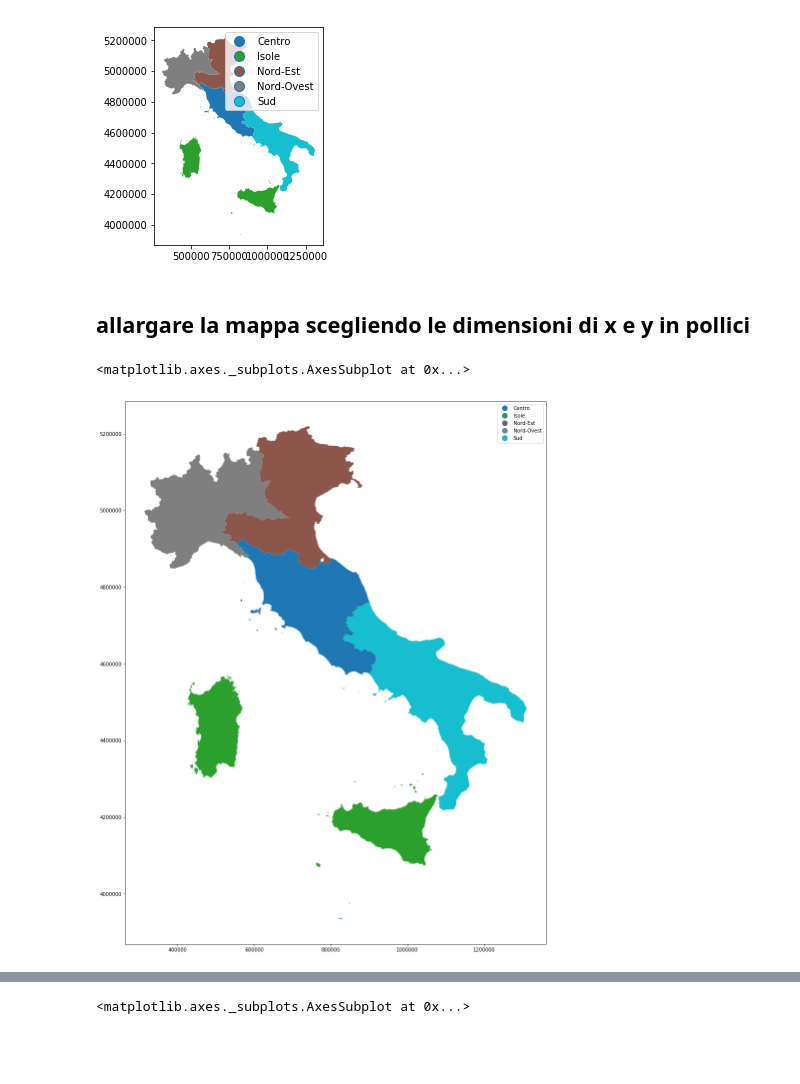
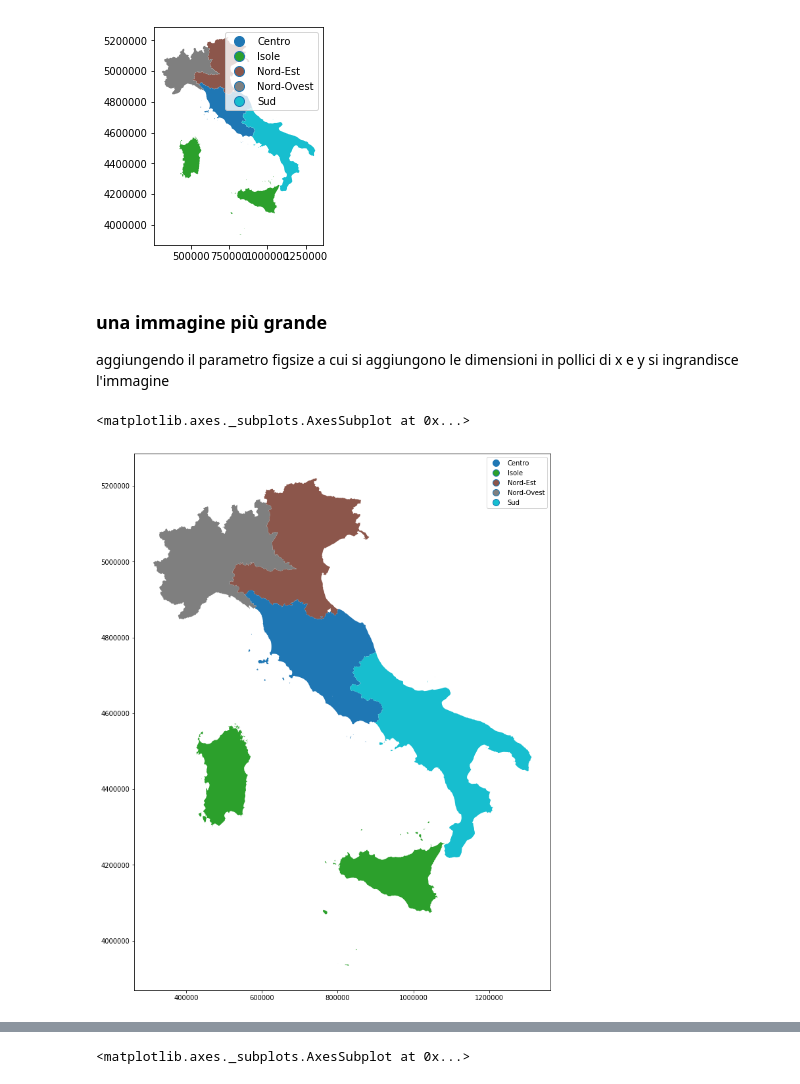
Before and after one commit to napo/geopandas_esempi, a Jupyter notebook: dati istat.ipynb, the cells around one changed output, grey strips where cells are left out. Drawn from its saved outputs; the diff is of its cells as text; code cells hidden in the pictures; blank space fills up the shorter version.

```diff
--- a/dati istat.ipynb
+++ b/dati istat.ipynb
@@ -72,11 +87,12 @@ ripartizioni_geografiche.plot(column='DEN_RIP',legend=True)
 # %% [output]
 <matplotlib.axes._subplots.AxesSubplot at 0x...>
 [figure]
-# %% [markdown]
-## allargare la mappa scegliendo le dimensioni di x e y in pollici
+# %% [markdown]
+<a name="figsize"><h3>una immagine più grande</h3></a>
+aggiungendo il parametro figsize a cui si aggiungono le dimensioni in pollici di x e y si ingrandisce l'immagine
 # %%
-ripartizioni_geografiche.plot(column='DEN_RIP',legend=True,figsize=(20,20))
+ripartizioni_geografiche.plot(column='DEN_RIP',legend=True,figsize=(15,15))
 # %% [output]
 <matplotlib.axes._subplots.AxesSubplot at 0x...>
-[figure, old version]
+[figure, new version]
 # %% [markdown]
```
Also changed, not shown: parts of 85 cells of this notebook.
